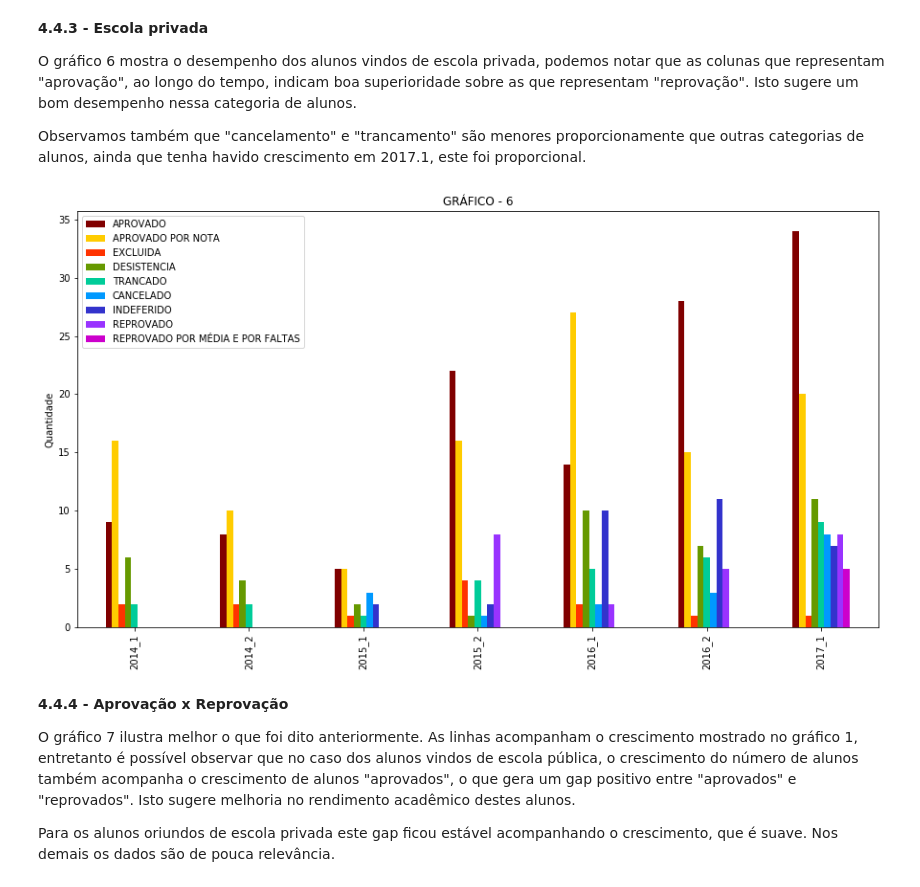
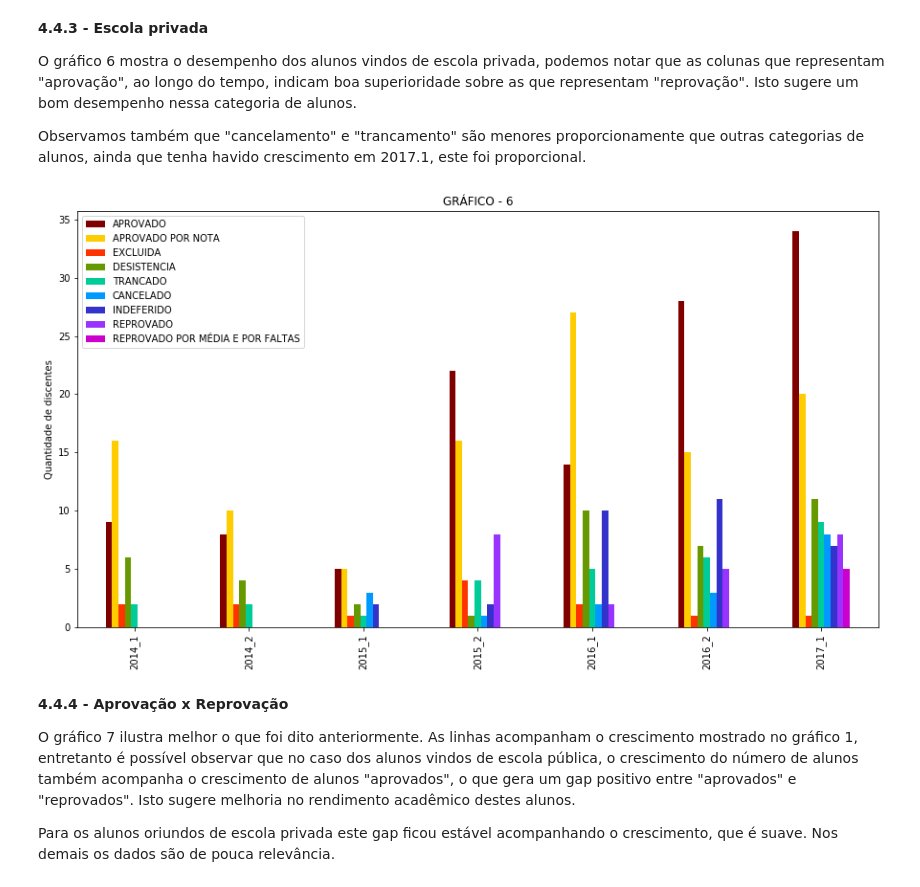
Before and after one commit to lucasgmpaiva/Analise_Dados_UFRN, a Jupyter notebook: UFRN Data Analysis.ipynb, the cells around one changed output. Cells and saved outputs as stored; diff of their text form; code cells hidden in the pictures.

```diff
--- a/UFRN Data Analysis.ipynb
+++ b/UFRN Data Analysis.ipynb
@@ -809,14 +787,11 @@ plt.show()
 
    Outro fato que chama a atenção são as colunas que representam "cancelamento" e " reprovação por média e por falta", em 2016.1 estes valores quase se equivaleram aos "aprovados". As "desistências" apresentam crescimento ao longo do período, talvez fosse importante entender o fenômeno.
 # %%
-cor1 = (128/255,0/255,0/255); cor2 = (255/255,204/255,0/255); cor3 = (255/255,51/255,0/255); cor4 = (102/255,153/255,0/255)
-cor5 = (0/255,204/255,153/255); cor6 = (0/255,153/255,255/255); cor7 = (51/255,51/255,204/255); cor8 = (153/255,51/255,255/255)
-cor9 = (204/255,0/255,204/255)
 %matplotlib inline
 axe = all_public_school.plot( kind='bar', x ='index', y = ['APROVADO', 'APROVADO POR NOTA','EXCLUIDA','DESISTENCIA', 'TRANCADO', 'CANCELADO', 'INDEFERIDO','REPROVADO', 'REPROVADO POR MÉDIA E POR FALTAS'],
               color=[cor1,cor2,cor3,cor4,cor5,cor6,cor7,cor8,cor9],figsize=(15,8), linewidth=4,
               title='GRÁFICO - 4', legend= True)
 axe.set_xlabel("")
-axe.set_ylabel("Quantidade")
+axe.set_ylabel("Quantidade de discentes")
 plt.show()
 # %% [output]
@@ -826,14 +801,11 @@ plt.show()
 
    O gráfico 5 mostra o desempenho dos alunos que tiveram formação parte em escola pública e parte em escola privada, por se tratar de poucos alunos, consideramos a amostra insuficiente para avaliar o desempenho. Contudo os dados indicam que "aprovam" mais que "reprovam".
 # %%
-cor1 = (128/255,0/255,0/255); cor2 = (255/255,204/255,0/255); cor3 = (255/255,51/255,0/255); cor4 = (102/255,153/255,0/255)
-cor5 = (0/255,204/255,153/255); cor6 = (0/255,153/255,255/255); cor7 = (51/255,51/255,204/255); cor8 = (153/255,51/255,255/255)
-cor9 = (204/255,0/255,204/255)
 %matplotlib inline
 axe = middle_school.plot( kind='bar', x ='index', y = ['APROVADO', 'APROVADO POR NOTA','EXCLUIDA','DESISTENCIA', 'TRANCADO', 'CANCELADO', 'INDEFERIDO','REPROVADO', 'REPROVADO POR MÉDIA E POR FALTAS'],
               color=[cor1,cor2,cor3,cor4,cor5,cor6,cor7,cor8,cor9],figsize=(15,8), linewidth=4,
               title='GRÁFICO - 5', legend= True)
 axe.set_xlabel("")
-axe.set_ylabel("Quantidade")
+axe.set_ylabel("Quantidade de discentes")
 plt.show()
 # %% [output]
@@ -845,18 +817,15 @@ plt.show()
 
   Observamos também que "cancelamento" e "trancamento" são menores proporcionamente que outras categorias de alunos, ainda que tenha havido crescimento em 2017.1, este foi proporcional.
 # %%
-cor1 = (128/255,0/255,0/255); cor2 = (255/255,204/255,0/255); cor3 = (255/255,51/255,0/255); cor4 = (102/255,153/255,0/255)
-cor5 = (0/255,204/255,153/255); cor6 = (0/255,153/255,255/255); cor7 = (51/255,51/255,204/255); cor8 = (153/255,51/255,255/255)
-cor9 = (204/255,0/255,204/255)
 %matplotlib inline
 axe = all_private_school.plot( kind='bar', x ='index', y = ['APROVADO', 'APROVADO POR NOTA','EXCLUIDA','DESISTENCIA', 'TRANCADO', 'CANCELADO', 'INDEFERIDO','REPROVADO', 'REPROVADO POR MÉDIA E POR FALTAS'],
               color=[cor1,cor2,cor3,cor4,cor5,cor6,cor7,cor8,cor9],figsize=(15,8), linewidth=4,
               title='GRÁFICO - 6', legend= True)
 axe.set_xlabel("")
-axe.set_ylabel("Quantidade")
+axe.set_ylabel("Quantidade de discentes")
 plt.show()
 # %% [output]
-[figure, old version]
+[figure, new version]
 # %% [markdown]
 **4.4.4 - Aprovação x Reprovação**
 
```
Also changed, not shown: parts of 22 cells of this notebook.
